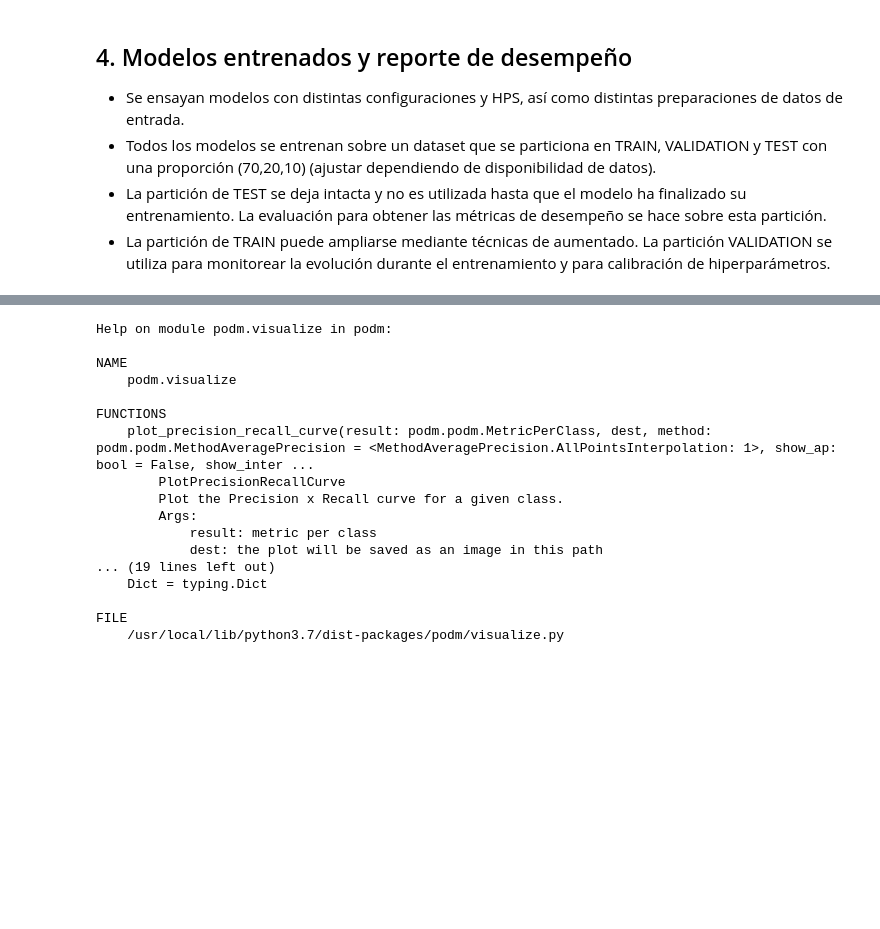
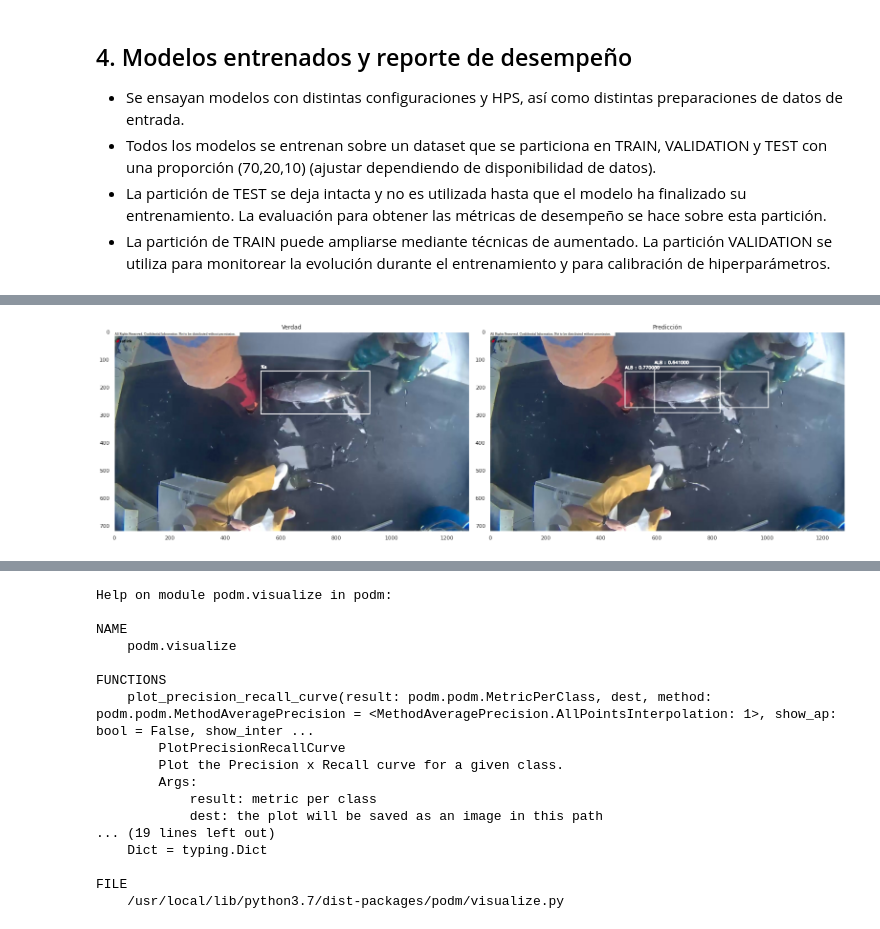
Before and after one commit to nhorro/ai-for-fisheries, a Jupyter notebook: reports/object-detector-models-report.ipynb, the cells around one changed output, grey strips where cells are left out. Saved outputs shown, nothing was run; the diff lists cells and outputs as text; code cells hidden in the pictures; blank space fills up the shorter version.

```diff
--- a/reports/object-detector-models-report.ipynb
+++ b/reports/object-detector-models-report.ipynb
@@ -57,0 +140,8 @@ $$
+# %%
+WORKSPACE_PATH="/notebooks"
+WORKSPACE_DATA_PATH=WORKSPACE_PATH+"/data"
+WORKSPACE_EVAL_PATH=WORKSPACE_DATA_PATH+"/evaluation/"
+WORKSPACE_EVAL_TESTDATA_PATH = WORKSPACE_EVAL_PATH+"/test_data"
+WORKSPACE_EVAL_RESULTS_PATH = WORKSPACE_PATH+"/results"
+WORKSPACE_EVAL_TESTDATA_PATH = WORKSPACE_EVAL_PATH+"/test_data"
+WORKSPACE_EVAL_RESULTS_PATH = WORKSPACE_EVAL_PATH+"/results"
@@ -57,0 +154,4 @@ $$
+# %%
+MODEL_NAME = "kaggle_fisheries"
+MODEL_RESULTS_PATH=WORKSPACE_EVAL_RESULTS_PATH+"/"+MODEL_NAME
+!ls {MODEL_RESULTS_PATH}
@@ -57,0 +160,3 @@ $$
+# %%
+MODEL_CLASSES_TXT = WORKSPACE_DATA_PATH+"/models/"+MODEL_NAME+"/classes.txt"
+!cat {MODEL_CLASSES_TXT}
@@ -57,0 +171,4 @@ $$
+# %%
+with open(MODEL_CLASSES_TXT,"rt") as fp:
+    class_names = [x.rstrip("\n") for x in fp.readlines()]
+class_names
@@ -58 +254,43 @@ $$
+# %%
+img_filename = WORKSPACE_EVAL_TESTDATA_PATH+"/test-img.jpg"
+
+def draw_bounding_boxes(img,df,class_names):
+    for row in df.iterrows():
+        #color = self.COLORS[int(classid) % len(self.COLORS)]
+        color = (255,255,255)
+        class_idx = row[1]['class'].astype(int)
+        if 'score' in row[1]:
+            label = "%s : %f" % (class_names[class_idx], row[1].score)
+        else:
+            label = "%s"
+
+        w = img.shape[1]
+        h = img.shape[0]
+
+        xt = row[1].xt.astype(int)
+        yt = row[1].yt.astype(int)
+
+        bb_w = row[1].xb.astype(int)-xt
+        bb_h = row[1].yb.astype(int)-yt
+
+
+        cv2.rectangle(img, (xt,yt,bb_w,bb_h), color, 2)
+        cv2.putText(img, label, (xt, yt - 10), cv2.FONT_HERSHEY_SIMPLEX, 0.5, color, 2)
+
+fig,axes = plt.subplots(1,2,figsize=(22,8))
+img_gt = np.array(Image.open(img_filename))
+img_pred = img_gt.copy()
+
+draw_bounding_boxes(img_gt,df_gt,class_names)
+draw_bounding_boxes(img_pred,df_pred,class_names)
+
+axes[0].set_title("Verdad")
+axes[0].imshow(img_gt)
+axes[0].grid(False)
+axes[1].set_title("Predicción")
+axes[1].imshow(img_pred)
+axes[1].grid(False)
+fig.tight_layout()
+# %% [output]
+[figure, added]
 # %%
```
Also changed, not shown: parts of 39 cells of this notebook, 33 other files.
